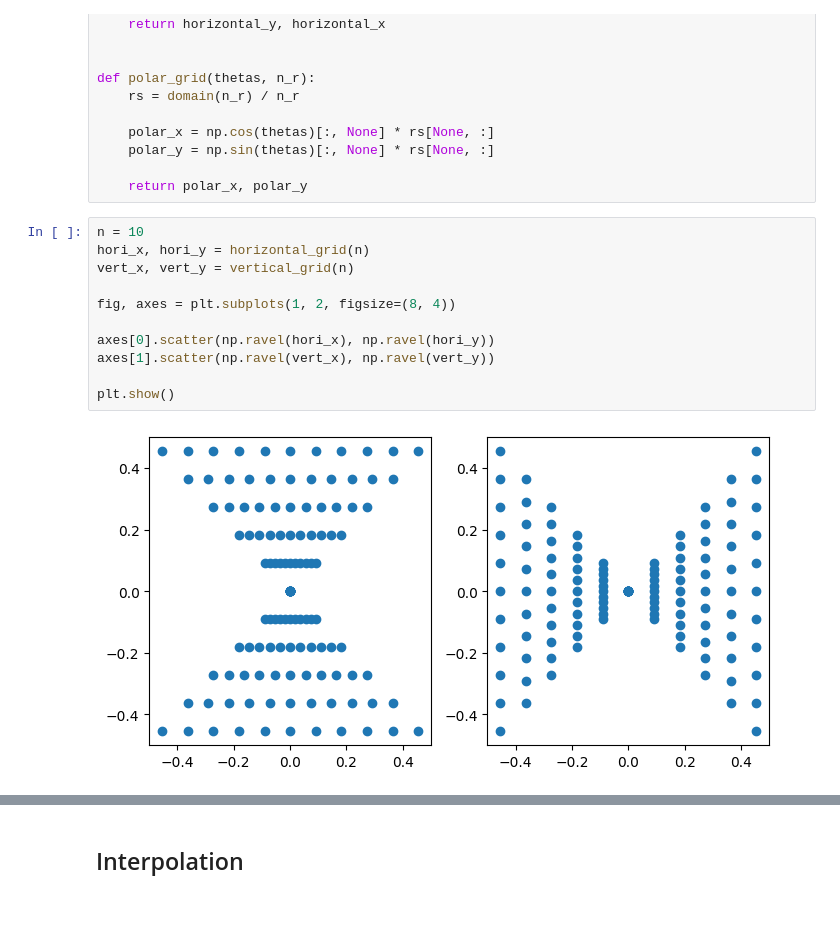
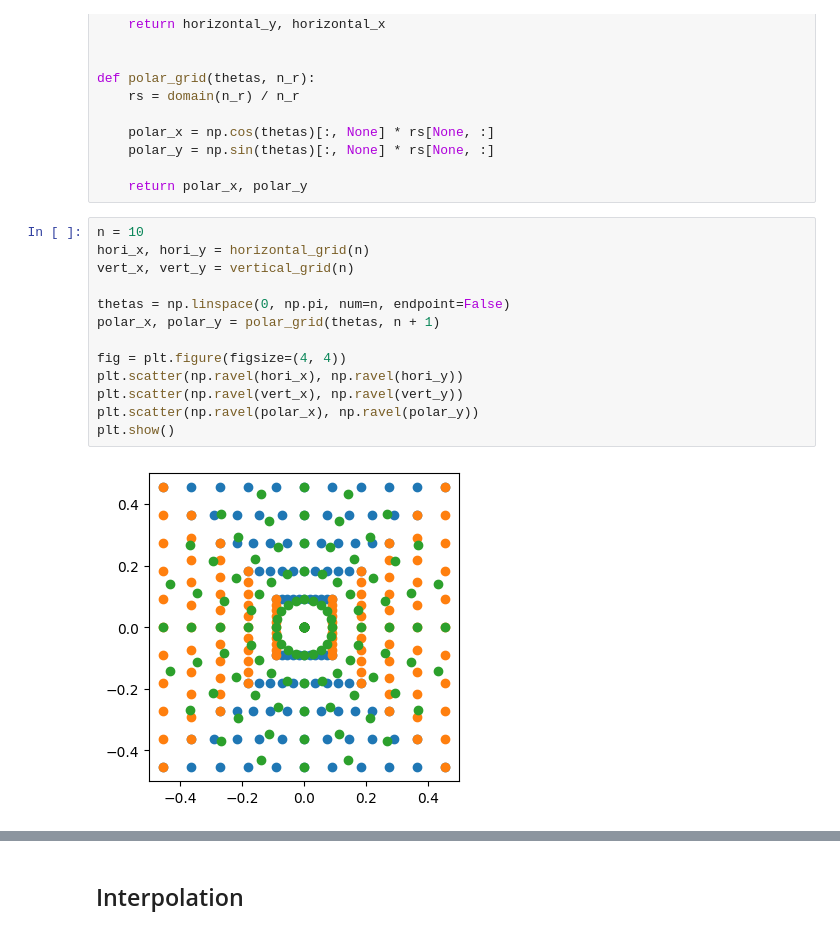
Before and after one commit to Loris0/ppfft, a Jupyter notebook: notebooks/new_polar_to_pp.ipynb, the cells around one changed output, grey strips where cells are left out. Saved outputs shown, nothing was run; the diff lists cells and outputs as text.

```diff
--- a/notebooks/new_polar_to_pp.ipynb
+++ b/notebooks/new_polar_to_pp.ipynb
@@ -38,13 +38,15 @@ def polar_grid(thetas, n_r):
 # %%
 n = 10
 hori_x, hori_y = horizontal_grid(n)
 vert_x, vert_y = vertical_grid(n)
 
-fig, axes = plt.subplots(1, 2, figsize=(8, 4))
+thetas = np.linspace(0, np.pi, num=n, endpoint=False)
+polar_x, polar_y = polar_grid(thetas, n + 1)
 
-axes[0].scatter(np.ravel(hori_x), np.ravel(hori_y))
-axes[1].scatter(np.ravel(vert_x), np.ravel(vert_y))
-
+fig = plt.figure(figsize=(4, 4))
+plt.scatter(np.ravel(hori_x), np.ravel(hori_y))
+plt.scatter(np.ravel(vert_x), np.ravel(vert_y))
+plt.scatter(np.ravel(polar_x), np.ravel(polar_y))
 plt.show()
 # %% [output]
-[figure, old version]
+[figure, new version]
```
Also changed, not shown: parts of 10 cells of this notebook, 4 other files.
